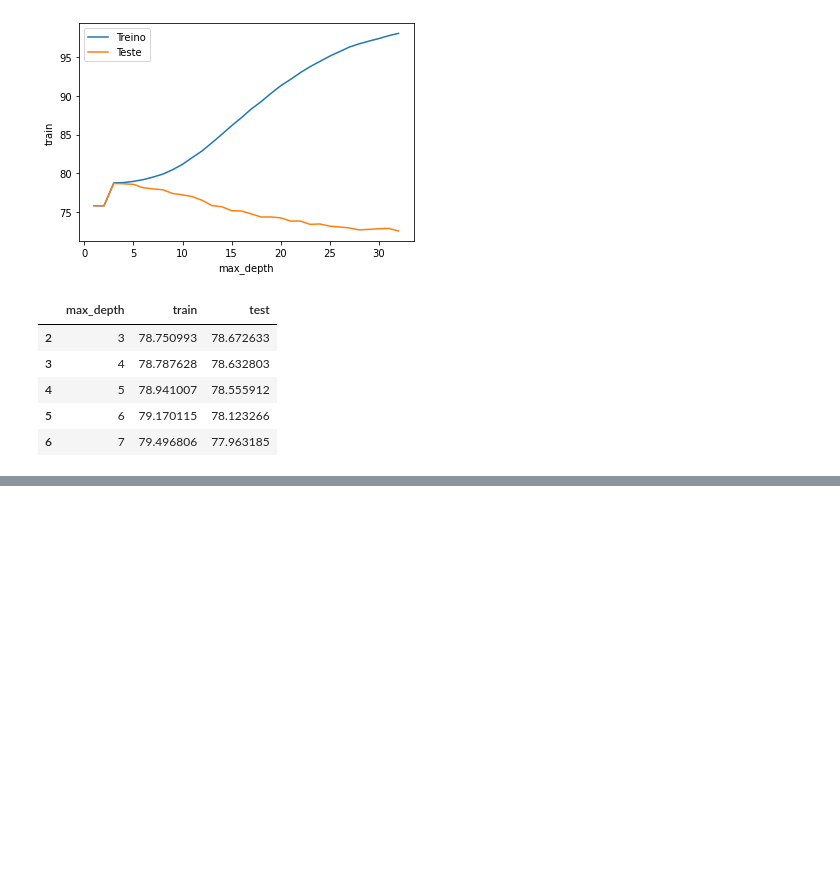
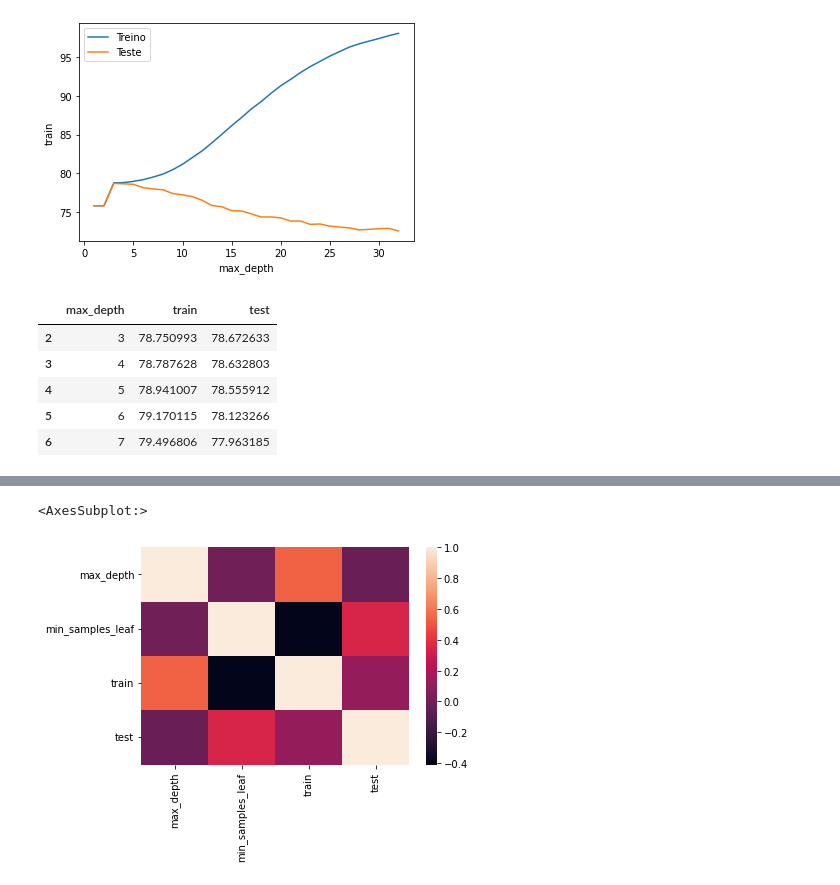
Before and after one commit to Renato-Ribeiroo/Cursos-Python, a Jupyter notebook: Curso Machine Learning/ML_Otimização de modelos atraves de hiperparametros/Otimização dos Modelos de Machine Learning.ipynb, the cells around one changed output, grey strips where cells are left out. Drawn from its saved outputs; the diff is of its cells as text; code cells hidden in the pictures; blank space fills up the shorter version.

```diff
--- a/Curso Machine Learning/ML_Otimização de modelos atraves de hiperparametros/Otimização dos Modelos de Machine Learning.ipynb
+++ b/Curso Machine Learning/ML_Otimização de modelos atraves de hiperparametros/Otimização dos Modelos de Machine Learning.ipynb
@@ -389,0 +396,26 @@ resutados.sort_values("test", ascending=False).head()/
+# %%
+# realizando a comparação de hiper parâmetro, precisamos encontrar o melhor conjunto que vai otimizar o nosso estimador.
+def roda_arvore_de_decisao(max_depth, min_samples_leaf):
+  SEED = 301
+  np.random.seed(SEED)
+
+  cv = GroupKFold(n_splits = 10)
+  modelo = DecisionTreeClassifier(max_depth=max_depth, min_samples_leaf = min_samples_leaf)
+  results = cross_validate(modelo, x_azar, y_azar, cv = cv, groups = dados.modelo, return_train_score=True)
+  train_score = results['train_score'].mean() * 100
+  test_score = results['test_score'].mean() * 100
+  print("Arvore max_depth = %d, min_samples_leaf = %d, treino = %.2f, teste = %.2f" % (max_depth, min_samples_leaf, train_score, test_score))
+  tabela = [max_depth, min_samples_leaf, train_score, test_score]
+  return tabela
+
+def busca():
+  resultados = []
+  for max_depth in range(1,33):
+    for min_samples_leaf in [32, 64, 128, 256]:
+      tabela = roda_arvore_de_decisao(max_depth, min_samples_leaf)
+      resultados.append(tabela)
+  resultados = pd.DataFrame(resultados, columns= ["max_depth","min_samples_leaf","train","test"])
+  return resultados
+
+resultados = busca()
+resultados.head()
@@ -389,0 +458,6 @@ resutados.sort_values("test", ascending=False).head()/
+# %%
+# Utilizaremos a correlação entre os parãmentros, para tentar analisar se dentro dos testes existe um grupo de hiper parâmetro é melhor.
+# Não é 100%, pois não testamos todos os conjutos devido alto consumo de processamento
+
+corr = resultados.corr()
+corr
@@ -389,0 +470,7 @@ resutados.sort_values("test", ascending=False).head()/
+# %%
+#plotando no gráfico, mapa de calor
+
+sns.heatmap(corr)
+# %% [output]
+<AxesSubplot:>
+[figure, added]
```
Also changed, not shown: parts of 16 cells of this notebook.
